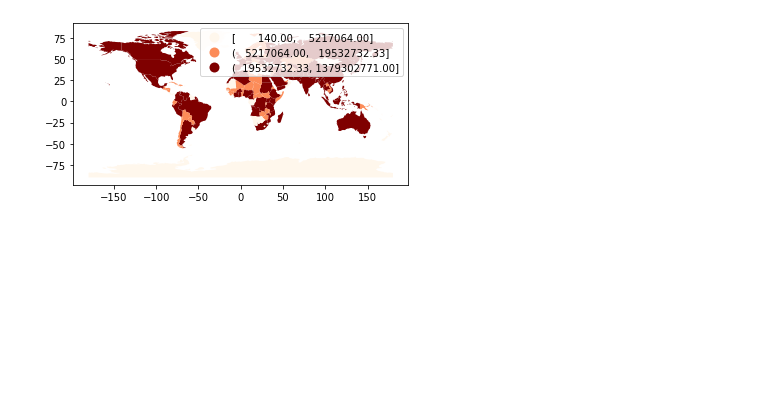
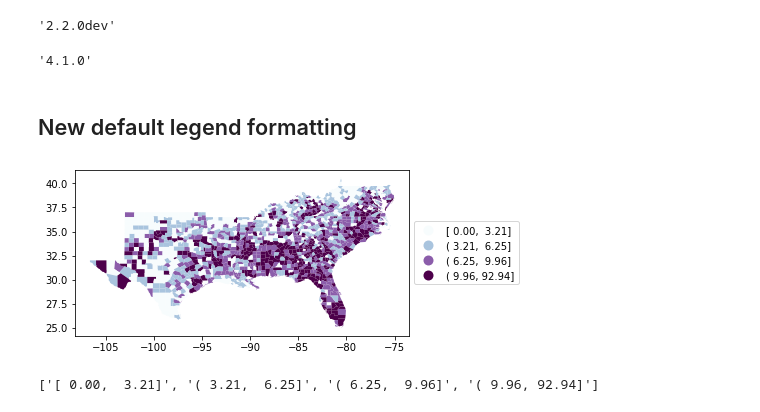
Before and after one commit to sjsrey/geopandas, a Jupyter notebook: examples/choro_legends.ipynb, the cells around one changed output. Cells and saved outputs as stored; diff of their text form; code cells hidden in the pictures; blank space fills up the shorter version.

Commit message:
ENH: demo of legend formatting

```diff
--- a/examples/choro_legends.ipynb
+++ b/examples/choro_legends.ipynb
@@ -7,10 +4,28 @@ pth = get_path('naturalearth_lowres')
+# %%
+import mapclassify
+mapclassify.__version__
+# %% [output]
+'2.2.0dev'
+# %%
+import libpysal
+libpysal.__version__
+# %% [output]
+'4.1.0'
+# %%
+pth = libpysal.examples.get_path('south.shp')
 # %%
 df = read_file(pth)
+# %% [markdown]
+## New default legend formatting
 # %%
 %matplotlib inline
-ax = df.plot(column='pop_est', scheme='QUANTILES', k=3, \
-             cmap='OrRd', legend=True)
+ax = df.plot(column='HR60', scheme='QUANTILES', k=4, \
+             cmap='BuPu', legend=True,
+             legend_kwds={'loc': 'center left', 'bbox_to_anchor':(1,0.5)})
 # %% [output]
-[figure, old version]
+[figure, new version]
 # %%
 labels = [t.get_text() for t in ax.get_legend().get_texts()]
+labels
+# %% [output]
+['[ 0.00,  3.21]', '( 3.21,  6.25]', '( 6.25,  9.96]', '( 9.96, 92.94]']
```
Also changed, not shown: parts of 16 cells of this notebook, 1 other file.
